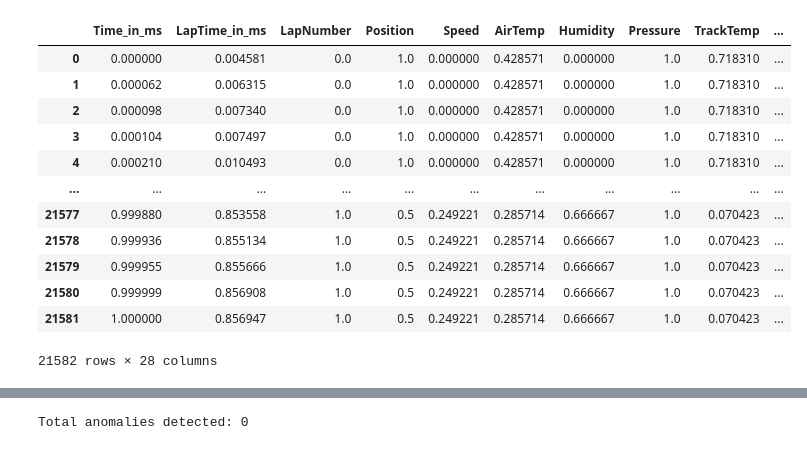
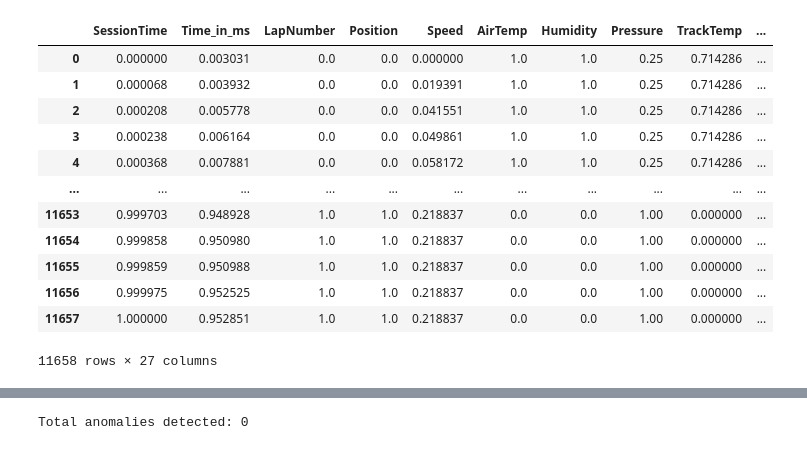
Before and after one commit to adsp-polito/2024-P3-F1LLM, a Jupyter notebook: anomaly_detection/modelAD_evaluation.ipynb, the cells around one changed output, grey strips where cells are left out. Saved outputs shown, nothing was run; the diff lists cells and outputs as text; code cells hidden in the pictures.

Commit message:
normalize improvements

```diff
--- a/anomaly_detection/modelAD_evaluation.ipynb
+++ b/anomaly_detection/modelAD_evaluation.ipynb
@@ -24,12 +24,24 @@ def load_model(model_path, model_class, sequence_length, input_dim, device):
     model.eval()
     return model
 
-# # # Calculate reconstruction error
-# def compute_reconstruction_error(inputs, outputs):
-#     return torch.mean((inputs - outputs) ** 2, dim=1).detach().numpy()
+def compute_reconstruction_error(inputs, outputs):
+    # List of column indices you want to keep
+    column_indices = [0, 1, 3, 4, 11, 12, 13, 14, 15, 16, 17, 18, 24]
 
-def compute_reconstruction_error(inputs, outputs):
-    return torch.mean((inputs - outputs) ** 2, dim=(1, 2)).detach().numpy()
+    selected_inputs = inputs[:, :, column_indices]
+    selected_outputs = outputs[:, :, column_indices]
+    print(f'shapes: {selected_inputs.shape}, {selected_outputs.shape}')
+    return torch.mean((selected_inputs - selected_outputs) ** 2, dim=(1, 2)).detach().cpu().numpy()
+
+# Calculate reconstruction error
+def compute_reconstruction_error_2(inputs, outputs):
+    # List of column indices you want to keep
+    column_indices = [0, 1, 3, 4, 11, 12, 13, 14, 15, 16, 17, 18, 24]
+
+    selected_inputs = inputs[:, :, column_indices]
+    selected_outputs = outputs[:, :, column_indices]
+    print(f'shapes: {selected_inputs.shape}, {selected_outputs.shape}')
+    return torch.mean((selected_inputs - selected_outputs) ** 2, dim=(1)).detach().cpu().numpy()
 
 
 # Define your autoencoder class
@@ -50,14 +62,15 @@ class LSTMAutoencoder(nn.Module):
 
 # Set paths and parameters
 # model_path = "AD_19-23_autoencoder_AdamW_lr0001_loss0.4037_fold5.pth"
-model_path = "AD_19-23_autoencoder_AdamW_lr0001_ep15_loss0.5003.pth"
-new_data_path = "2024_HungarianGrandPrix_MinMaxScaler_normalized_10_SuspensionandDrive.npz"
+model_path = "AD_19-23_autoencoder_AdamW_lr0001_ep15_loss0.3210.pth"
+new_data_path = "C:/2024-P3-F1LLM/Dataset/train_data_only_failures/2024_LasVegasGrandPrix_MinMaxScaler_normalized_10_Engine.npz"
 sequence_length = 20
 threshold = 500
 
 # Load the new data
 new_data = np.load(new_data_path, allow_pickle=True)['data']
-new_data = new_data[:, :-1]  #
+new_data = new_data[:, :-1]
+new_data = np.delete(new_data, -4, axis= 1)
 new_data_array = np.array(new_data, dtype=np.float32)
 
 # Create the test dataset and data loader
@@ -73,18 +86,21 @@ autoencoder = load_model(model_path, LSTMAutoencoder, sequence_length, input_dim
 def test_autoencoder(autoencoder, data_loader, device):
     autoencoder.eval()
     errors = []
+    errors_2 = []
 
     with torch.no_grad():
         for batch in data_loader:
             inputs = batch.to(device)
             outputs = autoencoder(inputs)
             batch_errors = compute_reconstruction_error(inputs, outputs)
+            batch_errors_2 = compute_reconstruction_error_2(inputs, outputs)
             errors.extend(batch_errors)
+            errors_2.extend(batch_errors_2)
 
-    return np.array(errors)
+    return np.array(errors), np.array(errors_2)
 
  # Scalar per sequence
 
-reconstruction_errors = test_autoencoder(autoencoder, test_loader, device)
+reconstruction_errors, reconstruction_errors_2 = test_autoencoder(autoencoder, test_loader, device)
 
 # Set a threshold for anomalies
@@ -94,50 +128,51 @@ import pandas as pd
 race_df = pd.DataFrame(new_data)
 
 cols = [
+       'SessionTime',
        'Time_in_ms',
-       'LapTime_in_ms',
        'LapNumber',
        'Position',
        'Speed',
        'AirTemp',
        'Humidity',
        'Pressure',
        'TrackTemp',
        'WindDirection',
        'WindSpeed',
        'DistanceToDriverAhead',
        'RPM',
        'nGear',
        'Throttle',
        'X',
        'Y',
        'Z',
        'Distance',
        'TyreLife',
+       'DriverNumber',
        'Compound',
        'Team',
        'TrackStatus',
        'Rainfall',
-       'DriverAhead',
+       # 'DriverAhead',
        'Brake',
        'DRS',
        'Event'
     ]
 
 race_df.columns = cols
 #first 50 rows of tyrelife
 race_df
 # %% [output]
-|  | Time_in_ms | LapTime_in_ms | LapNumber | Position | Speed | AirTemp | Humidity | Pressure | TrackTemp | ... |
-| 0 | 0.000000 | 0.004581 | 0.0 | 1.0 | 0.000000 | 0.428571 | 0.000000 | 1.0 | 0.718310 | ... |
-| 1 | 0.000062 | 0.006315 | 0.0 | 1.0 | 0.000000 | 0.428571 | 0.000000 | 1.0 | 0.718310 | ... |
-| 2 | 0.000098 | 0.007340 | 0.0 | 1.0 | 0.000000 | 0.428571 | 0.000000 | 1.0 | 0.718310 | ... |
-| 3 | 0.000104 | 0.007497 | 0.0 | 1.0 | 0.000000 | 0.428571 | 0.000000 | 1.0 | 0.718310 | ... |
-| 4 | 0.000210 | 0.010493 | 0.0 | 1.0 | 0.000000 | 0.428571 | 0.000000 | 1.0 | 0.718310 | ... |
+|  | SessionTime | Time_in_ms | LapNumber | Position | Speed | AirTemp | Humidity | Pressure | TrackTemp | ... |
+| 0 | 0.000000 | 0.003031 | 0.0 | 0.0 | 0.000000 | 1.0 | 1.0 | 0.25 | 0.714286 | ... |
+| 1 | 0.000068 | 0.003932 | 0.0 | 0.0 | 0.019391 | 1.0 | 1.0 | 0.25 | 0.714286 | ... |
+| 2 | 0.000208 | 0.005778 | 0.0 | 0.0 | 0.041551 | 1.0 | 1.0 | 0.25 | 0.714286 | ... |
+| 3 | 0.000238 | 0.006164 | 0.0 | 0.0 | 0.049861 | 1.0 | 1.0 | 0.25 | 0.714286 | ... |
+| 4 | 0.000368 | 0.007881 | 0.0 | 0.0 | 0.058172 | 1.0 | 1.0 | 0.25 | 0.714286 | ... |
 | ... | ... | ... | ... | ... | ... | ... | ... | ... | ... | ... |
-| 21577 | 0.999880 | 0.853558 | 1.0 | 0.5 | 0.249221 | 0.285714 | 0.666667 | 1.0 | 0.070423 | ... |
-| 21578 | 0.999936 | 0.855134 | 1.0 | 0.5 | 0.249221 | 0.285714 | 0.666667 | 1.0 | 0.070423 | ... |
-| 21579 | 0.999955 | 0.855666 | 1.0 | 0.5 | 0.249221 | 0.285714 | 0.666667 | 1.0 | 0.070423 | ... |
-| 21580 | 0.999999 | 0.856908 | 1.0 | 0.5 | 0.249221 | 0.285714 | 0.666667 | 1.0 | 0.070423 | ... |
-| 21581 | 1.000000 | 0.856947 | 1.0 | 0.5 | 0.249221 | 0.285714 | 0.666667 | 1.0 | 0.070423 | ... |
+| 11653 | 0.999703 | 0.948928 | 1.0 | 1.0 | 0.218837 | 0.0 | 0.0 | 1.00 | 0.000000 | ... |
+| 11654 | 0.999858 | 0.950980 | 1.0 | 1.0 | 0.218837 | 0.0 | 0.0 | 1.00 | 0.000000 | ... |
+| 11655 | 0.999859 | 0.950988 | 1.0 | 1.0 | 0.218837 | 0.0 | 0.0 | 1.00 | 0.000000 | ... |
+| 11656 | 0.999975 | 0.952525 | 1.0 | 1.0 | 0.218837 | 0.0 | 0.0 | 1.00 | 0.000000 | ... |
+| 11657 | 1.000000 | 0.952851 | 1.0 | 1.0 | 0.218837 | 0.0 | 0.0 | 1.00 | 0.000000 | ... |
-21582 rows × 28 columns
+11658 rows × 27 columns
```
Also changed, not shown: parts of 14 cells of this notebook, 2 other files.
